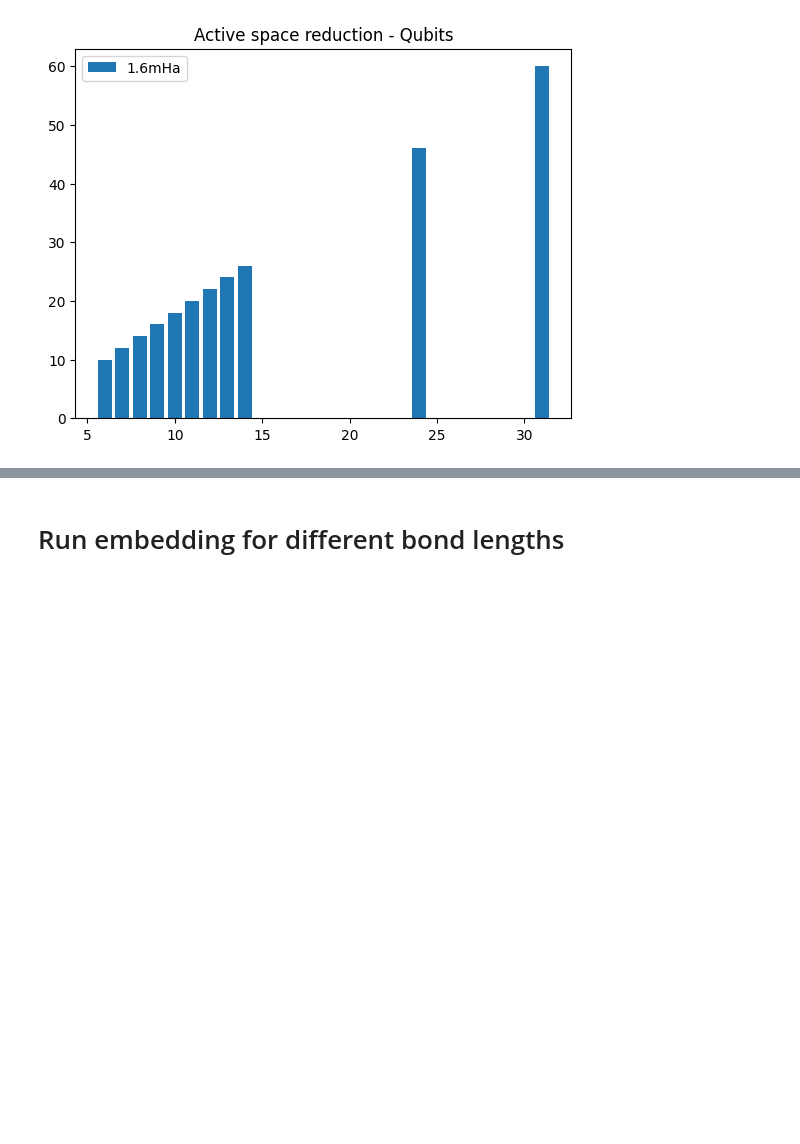
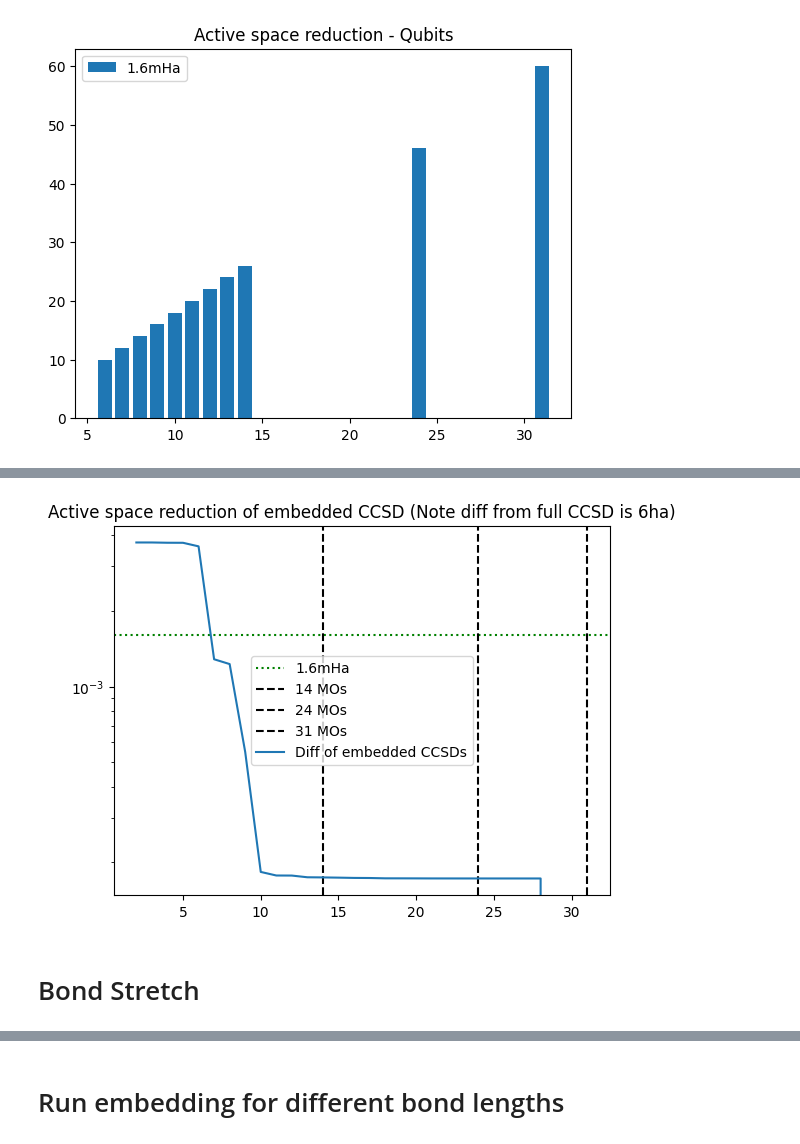
Before and after one commit to UCL-CCS/Nbed, a Jupyter notebook: pfas.ipynb, the cells around one changed output, grey strips where cells are left out. Drawn from its saved outputs; the diff is of its cells as text; code cells hidden in the pictures; blank space fills up the shorter version.

```diff
--- a/pfas.ipynb
+++ b/pfas.ipynb
@@ -164,8 +167,16 @@ driver.embedded_scf[0].mo_occ.shape
 # %%
 from pyscf import cc
+
 energies = []
 emb_ccsd, _ = driver._run_emb_CCSD(driver.embedded_scf[0])
-energies.append(emb_ccsd.e_tot +driver.e_env + driver.two_e_cross - driver._huzinaga["correction"] - driver._huzinaga["beta_correction"])
+energies.append(
+    emb_ccsd.e_tot
+    + driver.e_env
+    + driver.two_e_cross
+    - driver._huzinaga["correction"]
+    - driver._huzinaga["beta_correction"]
+)
+print(f"Active space: 0, Energy: {energies[-1]}")
 
 basic_cc = cc.CCSD(mf)
 bcc_energy = basic_cc.kernel()
@@ -177,7 +188,13 @@ for i in range(1, driver.embedded_scf[0].mo_coeff.shape[-1]):
     else:
         frozen = [i for i in range(driver.embedded_scf[0].mo_occ.size)][-i:]
     emb_ccsd, _ = driver._run_emb_CCSD(driver.embedded_scf[0], frozen=frozen)
-    total_e = emb_ccsd.e_tot +driver.e_env + driver.two_e_cross - driver._huzinaga["correction"] - driver._huzinaga["beta_correction"]
+    total_e = (
+        emb_ccsd.e_tot
+        + driver.e_env
+        + driver.two_e_cross
+        - driver._huzinaga["correction"]
+        - driver._huzinaga["beta_correction"]
+    )
     energies.append(total_e)
     print(f"Active space: {i}, Energy: {total_e}")
 # %% [output]
@@ -248,14 +273,19 @@ plt.show()
 
 How do we build correctly build hamiltonians using reduced active space?
 # %%
-active_sizes = [i for i in range(6, driver.localized_system.shells[0])] + driver.localized_system.shells
+active_sizes = [
+    i for i in range(6, driver.localized_system.shells[0])
+] + driver.localized_system.shells
 # %%
 from nbed.ham_builder import HamiltonianBuilder
 from openfermion.utils import count_qubits
+
 resources = {"n_terms": [], "n_qubits": []}
 
 for i in active_sizes:
-    hb = HamiltonianBuilder(driver.embedded_scf[0], constant_e_shift=driver.classical_energy[0])
+    hb = HamiltonianBuilder(
+        driver.embedded_scf[0], constant_e_shift=driver.classical_energy[0]
+    )
     qham = hb.build(taper=True, core_indices=[], active_indices=[i for i in range(i)])
     resources["n_terms"].append(len(qham.terms))
     resources["n_qubits"].append(count_qubits(qham))
@@ -279,2 +383,23 @@ plt.show()
+# %%
+import matplotlib.pyplot as plt
+
+full = c1_energies[0]
+plt.axhline(y=1.6e-3, linestyle=":", color="green")
+diffs = [abs(e - full) for e in c1_energies[::-1]][1:]
+# plt.axhline(y=basic_cc.e_tot, linestyle="--", color="black")
+for shell in driver.localized_system.shells:
+    plt.axvline(x=shell, linestyle="--", color="black")
+plt.semilogy(range(2, driver.embedded_scf[0].mo_coeff.shape[-1]-1), diffs)
+plt.title("Active space reduction of embedded CCSD (Note diff from full CCSD is 6ha)")
+plt.legend(
+    ["1.6mHa"]
+    + [f"{i} MOs" for i in driver.localized_system.shells]
+    + ["Diff of embedded CCSDs"]
+)
+plt.show()
+# %% [output]
+[figure, added]
+# %% [markdown]
+# Bond Stretch
 # %%
 from pathlib import Path
```
Also changed, not shown: parts of 20 cells of this notebook.
